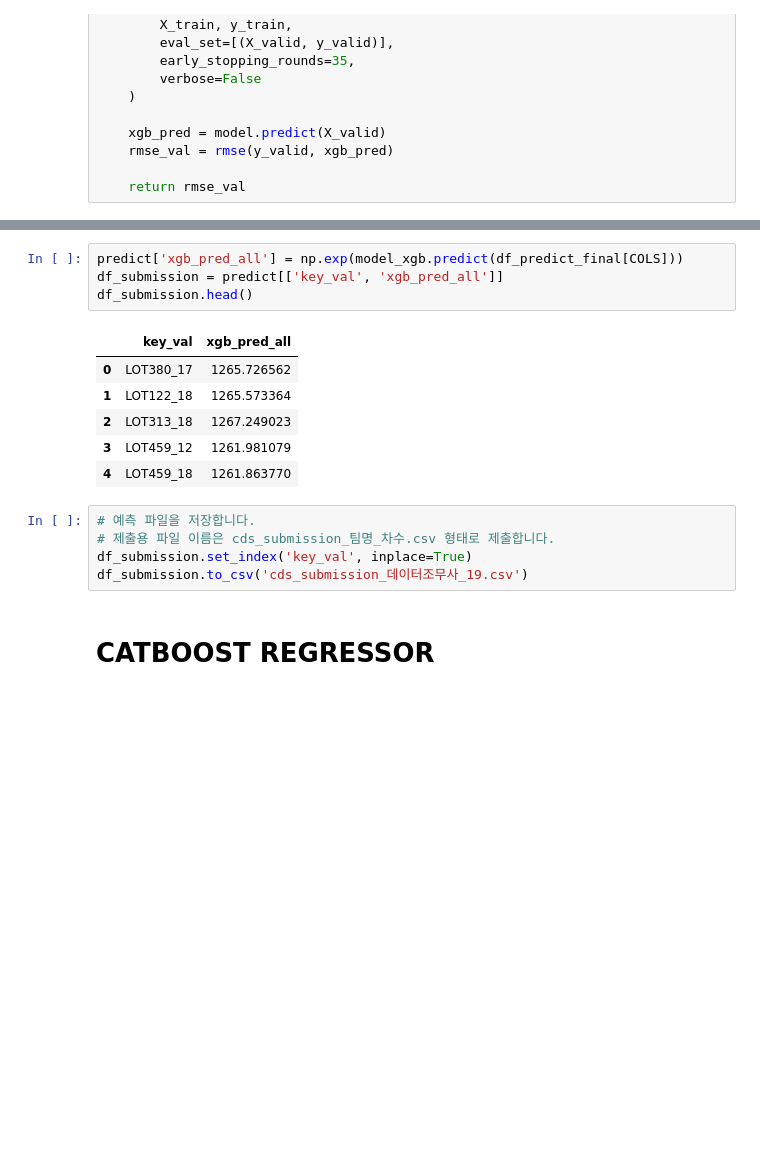
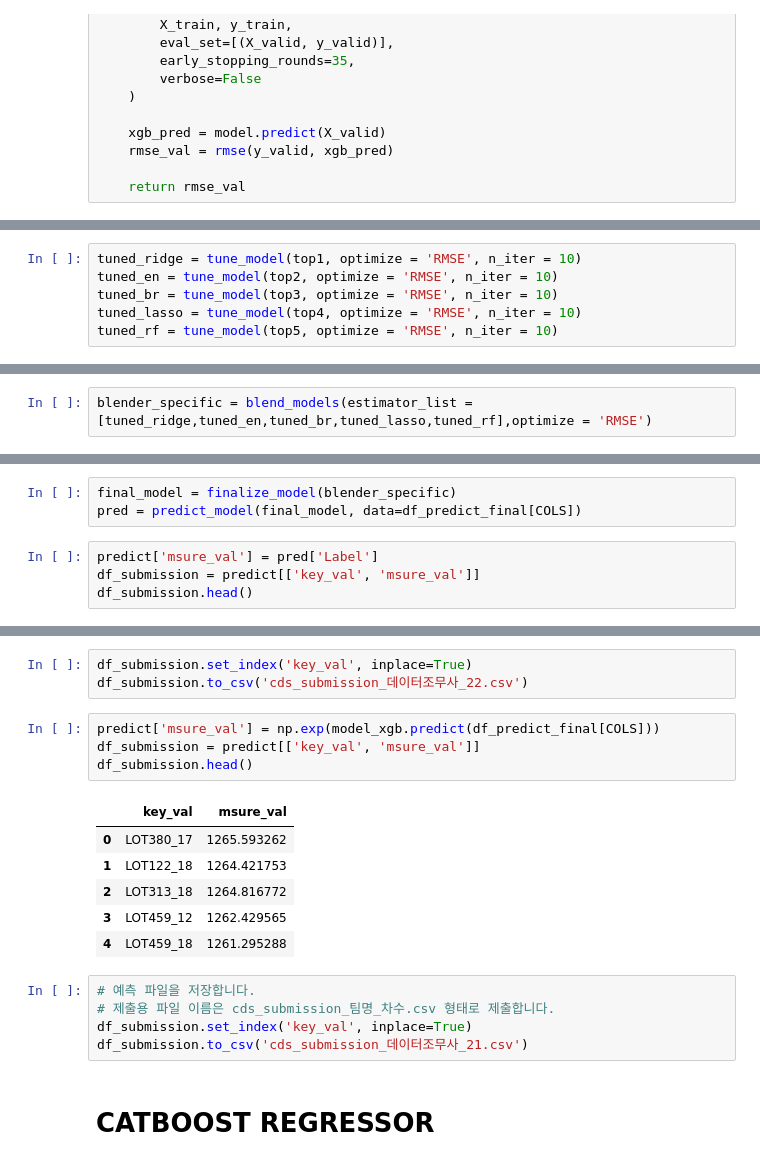
Before and after one commit to teddyroc/dttrain, a Jupyter notebook: 최종.ipynb, the cells around one changed output, grey strips where cells are left out. Drawn from its saved outputs; the diff is of its cells as text; blank space fills up the shorter version.

```diff
--- a/최종.ipynb
+++ b/최종.ipynb
@@ -688,0 +749,6 @@ XGBRegressor(base_score=0.5, booster='gbtree', colsample_bylevel=1,
+# %%
+tuned_ridge = tune_model(top1, optimize = 'RMSE', n_iter = 10)
+tuned_en = tune_model(top2, optimize = 'RMSE', n_iter = 10)
+tuned_br = tune_model(top3, optimize = 'RMSE', n_iter = 10)
+tuned_lasso = tune_model(top4, optimize = 'RMSE', n_iter = 10)
+tuned_rf = tune_model(top5, optimize = 'RMSE', n_iter = 10)
@@ -688,0 +769,2 @@ XGBRegressor(base_score=0.5, booster='gbtree', colsample_bylevel=1,
+# %%
+blender_specific = blend_models(estimator_list = [tuned_ridge,tuned_en,tuned_br,tuned_lasso,tuned_rf],optimize = 'RMSE')
@@ -688,0 +785,7 @@ XGBRegressor(base_score=0.5, booster='gbtree', colsample_bylevel=1,
+# %%
+final_model = finalize_model(blender_specific)
+pred = predict_model(final_model, data=df_predict_final[COLS])
+# %%
+predict['msure_val'] = pred['Label']
+df_submission = predict[['key_val', 'msure_val']]
+df_submission.head()
@@ -689,19 +799,22 @@ XGBRegressor(base_score=0.5, booster='gbtree', colsample_bylevel=1,
+# %%
+df_submission.set_index('key_val', inplace=True)
+df_submission.to_csv('cds_submission_데이터조무사_22.csv')
 # %%
-predict['xgb_pred_all'] = np.exp(model_xgb.predict(df_predict_final[COLS]))
-df_submission = predict[['key_val', 'xgb_pred_all']]
+predict['msure_val'] = np.exp(model_xgb.predict(df_predict_final[COLS]))
+df_submission = predict[['key_val', 'msure_val']]
 df_submission.head()
 # %% [output]
-|  | key_val | xgb_pred_all |
-| 0 | LOT380_17 | 1265.726562 |
-| 1 | LOT122_18 | 1265.573364 |
-| 2 | LOT313_18 | 1267.249023 |
-| 3 | LOT459_12 | 1261.981079 |
-| 4 | LOT459_18 | 1261.863770 |
+|  | key_val | msure_val |
+| 0 | LOT380_17 | 1265.593262 |
+| 1 | LOT122_18 | 1264.421753 |
+| 2 | LOT313_18 | 1264.816772 |
+| 3 | LOT459_12 | 1262.429565 |
+| 4 | LOT459_18 | 1261.295288 |
 # %%
 # 예측 파일을 저장합니다.
 # 제출용 파일 이름은 cds_submission_팀명_차수.csv 형태로 제출합니다.
 df_submission.set_index('key_val', inplace=True)
-df_submission.to_csv('cds_submission_데이터조무사_19.csv')
+df_submission.to_csv('cds_submission_데이터조무사_21.csv')
 # %% [markdown]
 # CATBOOST REGRESSOR
 # %%
```
Also changed, not shown: parts of 28 cells of this notebook.
